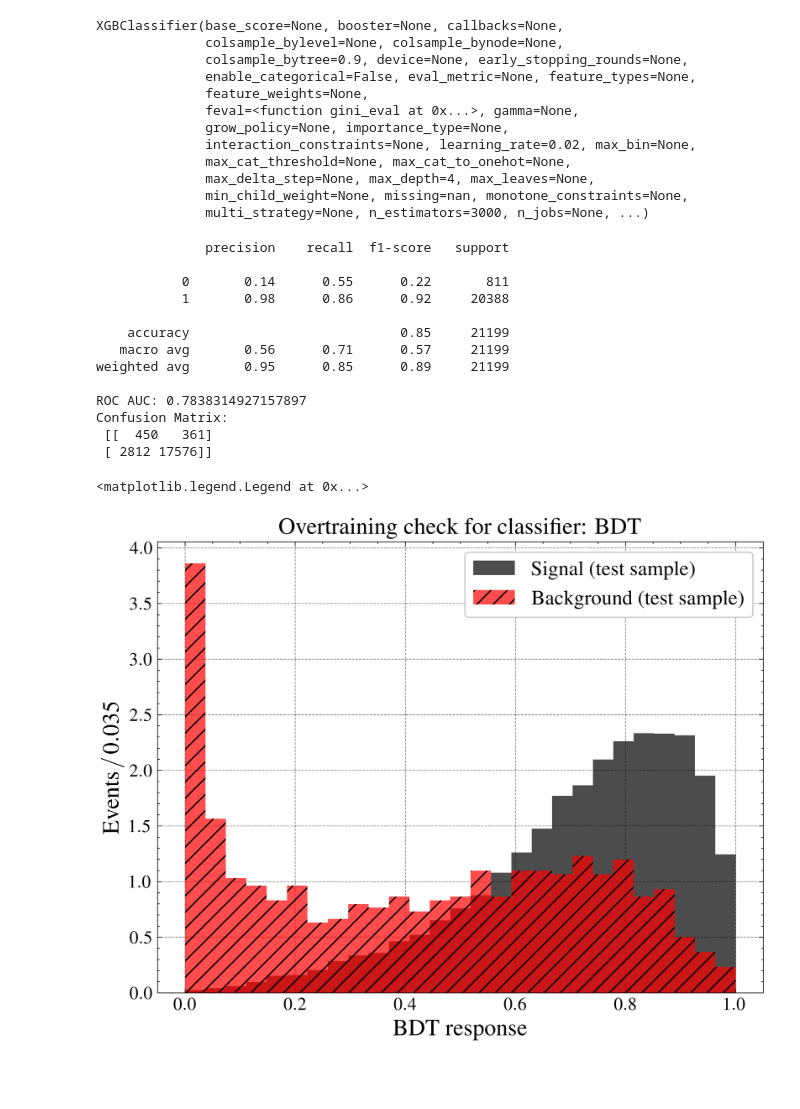
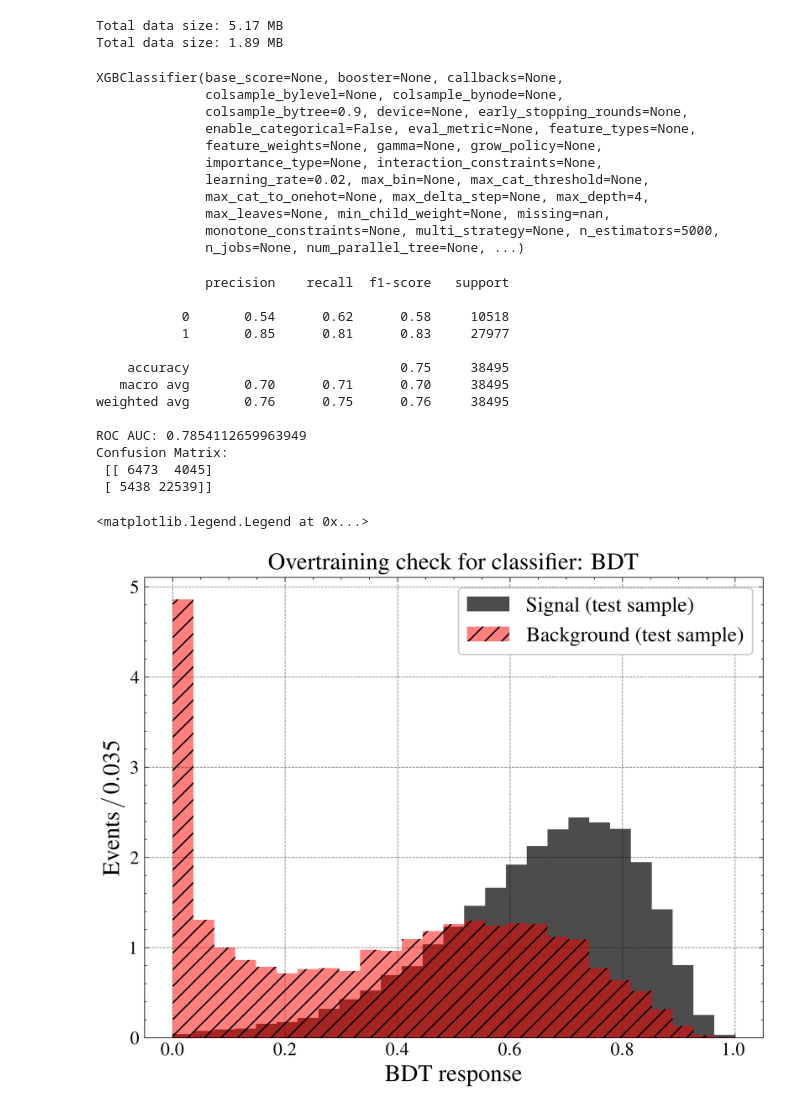
Before and after one commit to Clai101/Bs_tautau_an, a Jupyter notebook: BRF.ipynb, the cells around one changed output. Drawn from its saved outputs; the diff is of its cells as text; code cells hidden in the pictures; blank space fills up the shorter version.

```diff
--- a/BRF.ipynb
+++ b/BRF.ipynb
@@ -29,3 +33,15 @@ Total data size: 0.14 MB
+# %%
+sig = ds.dataset(list(Path(f"new_sig/").glob("*.parquet")), format="parquet")
+sig = get_values(sig,
+                 ['cmpmiss', 'cmthetamiss', 'missedE', 'fox',  "p_tau_0", "theta_tau_0", "p_tau_1", "theta_tau_1", "theta_Bs"],
+                 filter_mask=(((pc.field("idec0") == 0) | (pc.field("idec0") == 1)) & ((pc.field("idec1") == 0) | (pc.field("idec1") == 1)) &  (pc.field("is0") == 1)), )
+lep = ds.dataset(list(Path(f"halfleptonic/").glob("*.parquet")), format="parquet")
+lep = get_values(lep,
+                 ['cmpmiss', 'cmthetamiss', 'missedE', 'fox',  "p_tau_0", "theta_tau_0", "p_tau_1", "theta_tau_1", "theta_Bs"],
+                 filter_mask=(((pc.field("idec0") == 0) | (pc.field("idec0") == 1)) & ((pc.field("idec1") == 0) | (pc.field("idec1") == 1)) & (pc.field("is0") == 1)), )
+# %% [output]
+Total data size: 5.17 MB
+Total data size: 1.89 MB
 # %%
 lep["label"] = 0  # Класс 0
 sig["label"] = 1  # Класс 1
@@ -50,11 +66,10 @@ w_train = np.where(y_train == 0, 1.0, len(lep) / len(sig))
 
 model = XGBClassifier(
     max_depth=4,
-    n_estimators=3000,
+    n_estimators=5000,
     learning_rate=0.02,
     subsample=0.7,
     colsample_bytree=0.9,
-    feval=gini_eval,
     random_state=42,
 )
 model.fit(X_train, y_train, sample_weight=w_train)
@@ -63,14 +78,13 @@ XGBClassifier(base_score=None, booster=None, callbacks=None,
               colsample_bylevel=None, colsample_bynode=None,
               colsample_bytree=0.9, device=None, early_stopping_rounds=None,
               enable_categorical=False, eval_metric=None, feature_types=None,
-              feature_weights=None,
-              feval=<function gini_eval at 0x...>, gamma=None,
-              grow_policy=None, importance_type=None,
-              interaction_constraints=None, learning_rate=0.02, max_bin=None,
-              max_cat_threshold=None, max_cat_to_onehot=None,
-              max_delta_step=None, max_depth=4, max_leaves=None,
-              min_child_weight=None, missing=nan, monotone_constraints=None,
-              multi_strategy=None, n_estimators=3000, n_jobs=None, ...)
+              feature_weights=None, gamma=None, grow_policy=None,
+              importance_type=None, interaction_constraints=None,
+              learning_rate=0.02, max_bin=None, max_cat_threshold=None,
+              max_cat_to_onehot=None, max_delta_step=None, max_depth=4,
+              max_leaves=None, min_child_weight=None, missing=nan,
+              monotone_constraints=None, multi_strategy=None, n_estimators=5000,
+              n_jobs=None, num_parallel_tree=None, ...)
 # %%
 
 y_pred = model.predict(X_test)
@@ -82,50 +96,50 @@ print("Confusion Matrix:\n", confusion_matrix(y_test, y_pred))
 # %% [output]
               precision    recall  f1-score   support
 
-           0       0.14      0.55      0.22       811
-           1       0.98      0.86      0.92     20388
+           0       0.54      0.62      0.58     10518
+           1       0.85      0.81      0.83     27977
 
-    accuracy                           0.85     21199
-   macro avg       0.56      0.71      0.57     21199
-weighted avg       0.95      0.85      0.89     21199
+    accuracy                           0.75     38495
+   macro avg       0.70      0.71      0.70     38495
+weighted avg       0.76      0.75      0.76     38495
 
-ROC AUC: 0.7838314927157897
+ROC AUC: 0.7854112659963949
 Confusion Matrix:
- [[  450   361]
- [ 2812 17576]]
+ [[ 6473  4045]
+ [ 5438 22539]]
 # %%
 wbin = 0.035
 a = 0
 b = 1
 bins = np.linspace(a, b, int((b-a)/wbin))
 
 
 train_pred = model.predict_proba(X_train)[:, 1]
 test_pred = model.predict_proba(X_test)[:, 1]
 
 # Выбираем маски
 sig_train = train_pred[y_train == 1]
 bkg_train = train_pred[y_train == 0]
 sig_test = test_pred[y_test == 1]
 bkg_test = test_pred[y_test == 0]
 
 # === График ===
 plt.figure(figsize=(8, 6))
 
 
 # Гистограммы
 plt.hist(sig_test, bins=bins, density=True, alpha=0.7, label="Signal (test sample)")
 
-plt.hist(bkg_test, bins=bins, density=True, alpha=0.7, label="Background (test sample)", hatch="//")
+plt.hist(bkg_test, bins=bins, density=True, alpha=0.5, label="Background (test sample)", hatch="//")
 
 # === Подписи ===
 plt.xlabel("BDT response")
 plt.ylabel(f'$\\mathrm{{Events}}\\,/\\,{wbin}$')
 plt.title("Overtraining check for classifier: BDT")
 plt.legend(loc='best')
 # %% [output]
 <matplotlib.legend.Legend at 0x...>
-[figure, old version]
+[figure, new version]
 # %%
 import xgboost as xgb
 # %%
```
Also changed, not shown: parts of 7 cells of this notebook, 23 other files.
